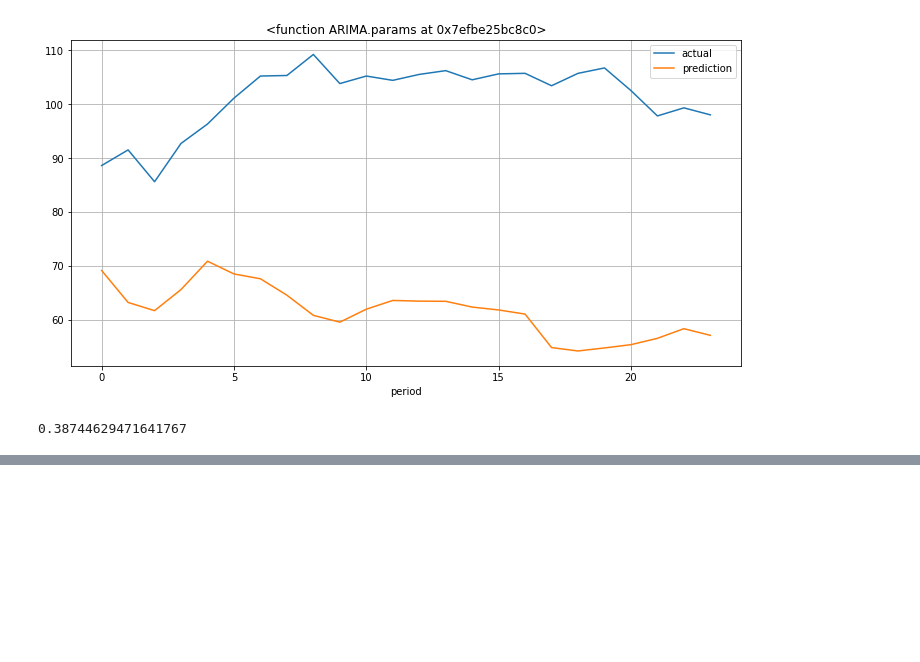
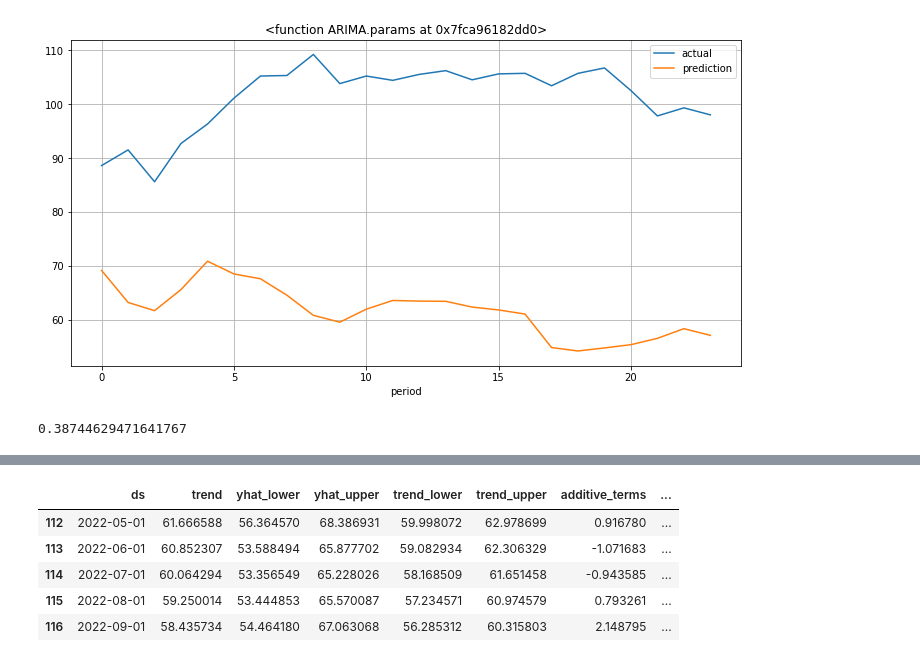
Before and after one commit to kdh1647/Bumblebee2, a Jupyter notebook: 513Y001_ARIMA_Prophet.ipynb, the cells around one changed output, grey strips where cells are left out. Saved outputs shown, nothing was run; the diff lists cells and outputs as text; code cells hidden in the pictures; blank space fills up the shorter version.

```diff
--- a/513Y001_ARIMA_Prophet.ipynb
+++ b/513Y001_ARIMA_Prophet.ipynb
@@ -388,0 +409,4 @@ MAPE_Val(predicted_value, test_data['DATA_VALUE'].values)
+# %%
+df_pr.TIME = pd.to_datetime(df_pr['TIME'], format='%Y%m', errors='coerce')
+# %%
+df_pr.columns = ['ds','y']    # column명을 ds와 y로 변경
@@ -388,0 +435,10 @@ MAPE_Val(predicted_value, test_data['DATA_VALUE'].values)
+# %%
+#예측 데이터 조회
+prophet_pred.tail()
+# %% [output]
+|  | ds | trend | yhat_lower | yhat_upper | trend_lower | trend_upper | additive_terms | ... |
+| 112 | 2022-05-01 | 61.666588 | 56.364570 | 68.386931 | 59.998072 | 62.978699 | 0.916780 | ... |
+| 113 | 2022-06-01 | 60.852307 | 53.588494 | 65.877702 | 59.082934 | 62.306329 | -1.071683 | ... |
+| 114 | 2022-07-01 | 60.064294 | 53.356549 | 65.228026 | 58.168509 | 61.651458 | -0.943585 | ... |
+| 115 | 2022-08-01 | 59.250014 | 53.444853 | 65.570087 | 57.234571 | 60.974579 | 0.793261 | ... |
+| 116 | 2022-09-01 | 58.435734 | 54.464180 | 67.063068 | 56.285312 | 60.315803 | 2.148795 | ... |
```
Also changed, not shown: parts of 16 cells of this notebook.
